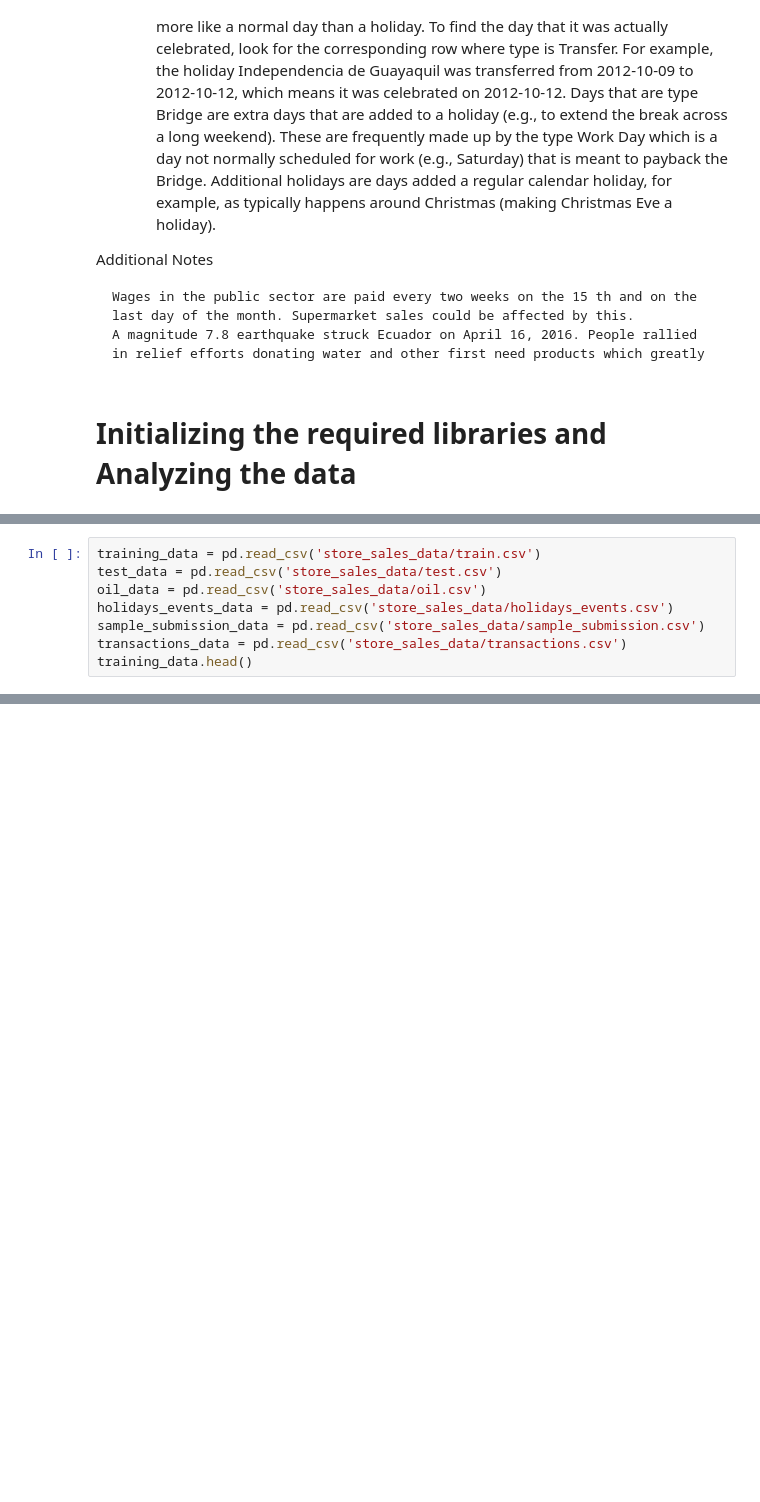
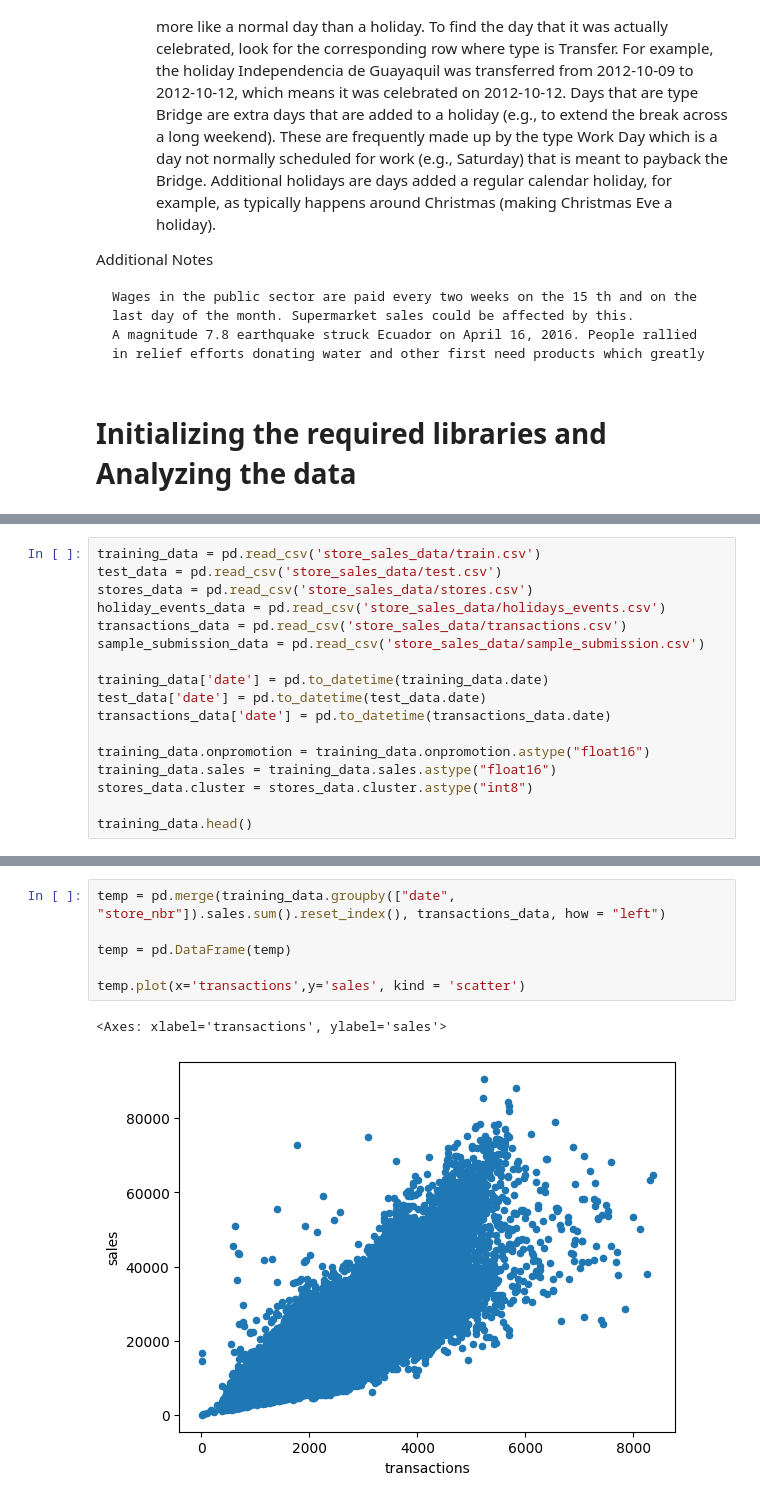
Before and after one commit to SSTengNic/MachineLearningProjects, a Jupyter notebook: Store Sales - Time Series Forecasting project/store_sales.ipynb, the cells around one changed output, grey strips where cells are left out. Cells and saved outputs as stored; diff of their text form; blank space fills up the shorter version.

```diff
--- a/Store Sales - Time Series Forecasting project/store_sales.ipynb
+++ b/Store Sales - Time Series Forecasting project/store_sales.ipynb
@@ -54,10 +56,19 @@ import matplotlib as plt
 # %%
 training_data = pd.read_csv('store_sales_data/train.csv')
 test_data = pd.read_csv('store_sales_data/test.csv')
-oil_data = pd.read_csv('store_sales_data/oil.csv')
-holidays_events_data = pd.read_csv('store_sales_data/holidays_events.csv')
+stores_data = pd.read_csv('store_sales_data/stores.csv')
+holiday_events_data = pd.read_csv('store_sales_data/holidays_events.csv')
+transactions_data = pd.read_csv('store_sales_data/transactions.csv')
 sample_submission_data = pd.read_csv('store_sales_data/sample_submission.csv')
-transactions_data = pd.read_csv('store_sales_data/transactions.csv')
+
+training_data['date'] = pd.to_datetime(training_data.date)
+test_data['date'] = pd.to_datetime(test_data.date)
+transactions_data['date'] = pd.to_datetime(transactions_data.date)
+
+training_data.onpromotion = training_data.onpromotion.astype("float16")
+training_data.sales = training_data.sales.astype("float16")
+stores_data.cluster = stores_data.cluster.astype("int8")
+
 training_data.head()
 # %% [output]
 |  | id | date | store_nbr | family | sales | onpromotion |
@@ -121,0 +88,9 @@ dtype: object
+# %%
+temp = pd.merge(training_data.groupby(["date", "store_nbr"]).sales.sum().reset_index(), transactions_data, how = "left")
+
+temp = pd.DataFrame(temp)
+
+temp.plot(x='transactions',y='sales', kind = 'scatter')
+# %% [output]
+<Axes: xlabel='transactions', ylabel='sales'>
+[figure, added]
```
Also changed, not shown: parts of 22 cells of this notebook.
